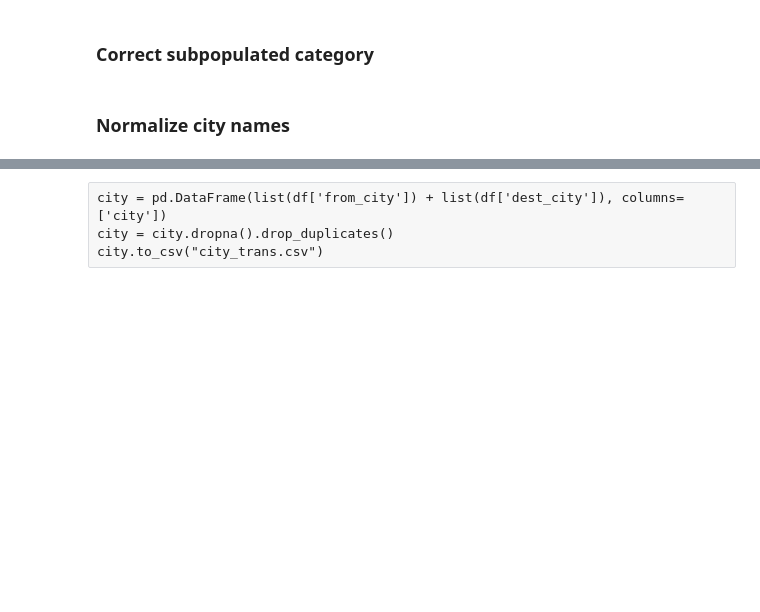
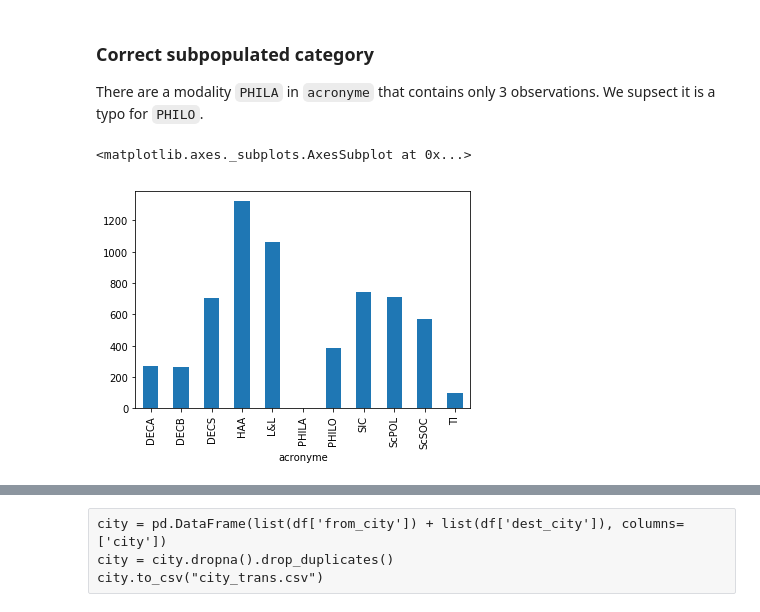
Before and after one commit to jlandercy/cookbook, a Jupyter notebook: python/api/SEM/BEP/01_Missions_Conditioning.ipynb, the cells around one changed output, grey strips where cells are left out. Saved outputs shown, nothing was run; the diff lists cells and outputs as text; code cells hidden in the pictures; blank space fills up the shorter version.

```diff
--- a/python/api/SEM/BEP/01_Missions_Conditioning.ipynb
+++ b/python/api/SEM/BEP/01_Missions_Conditioning.ipynb
@@ -34,9 +94,14 @@ missions['elapsed'] = (missions['fin'] - missions['debut']).dt.days
 missions.loc[missions['elapsed']<0,'fin'] = missions.loc[missions['elapsed']<0,'debut'].values
 missions.loc[missions['elapsed']<0,'debut'] = missions.loc[missions['elapsed']<0,'fin'].values
 missions['elapsed'] = ((missions['fin'] - missions['debut']) + pd.Timedelta("1D")).dt.days
-# %% [markdown]
-### Correct subpopulated category
+# %% [markdown]
+### Correct subpopulated category
+
+There are a modality `PHILA` in `acronyme` that contains only 3 observations. We supsect it is a typo for `PHILO`.
+# %%
+missions.groupby('acronyme')["mission_id"].count().plot(kind='bar')
+# %% [output]
+<matplotlib.axes._subplots.AxesSubplot at 0x...>
+[figure, added]
 # %%
 missions['acronyme'] = missions['acronyme'].replace({'PHILA': 'PHILO'})
-# %% [markdown]
-### Normalize city names
```
Also changed, not shown: parts of 44 cells of this notebook, 2 other files.
